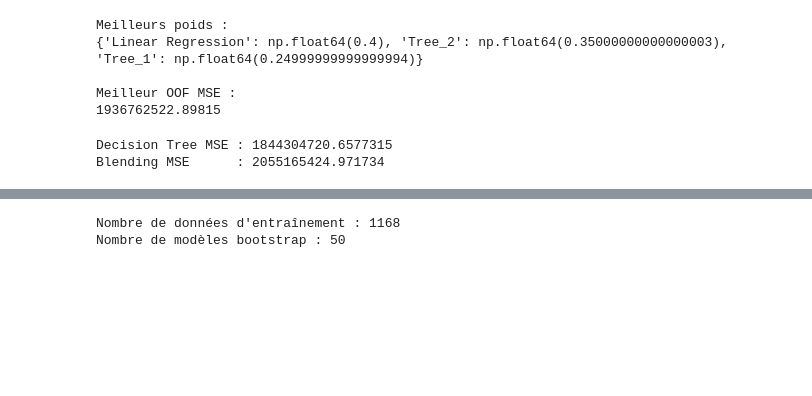
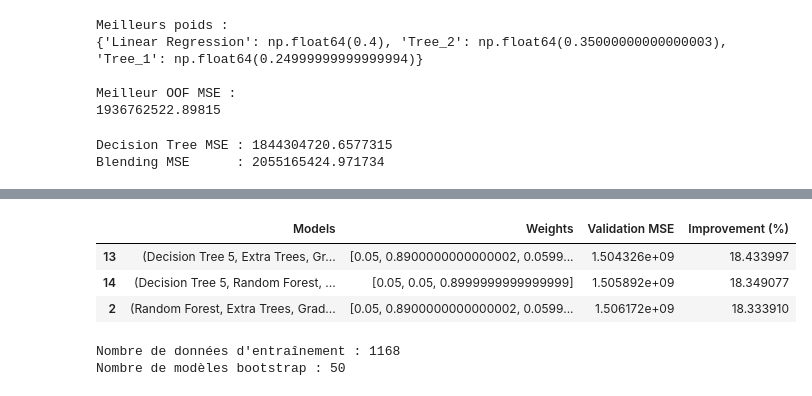
Before and after one commit to Fatou-Kine3/github_task, a Jupyter notebook: Ensemble_learning.ipynb, the cells around one changed output, grey strips where cells are left out. Cells and saved outputs as stored; diff of their text form; code cells hidden in the pictures; blank space fills up the shorter version.

```diff
--- a/Ensemble_learning.ipynb
+++ b/Ensemble_learning.ipynb
@@ -505,0 +714,15 @@ when the models make complementary errors.
+# %%
+best_three_blends = successful_blends.head(3).copy()
+
+best_three_blends["Improvement (%)"] = (
+    (best_tree_mse - best_three_blends["Validation MSE"])
+    / best_tree_mse
+    * 100
+)
+
+best_three_blends
+# %% [output]
+|  | Models | Weights | Validation MSE | Improvement (%) |
+| 13 | (Decision Tree 5, Extra Trees, Gr... | [0.05, 0.8900000000000002, 0.0599... | 1.504326e+09 | 18.433997 |
+| 14 | (Decision Tree 5, Random Forest, ... | [0.05, 0.05, 0.8999999999999999] | 1.505892e+09 | 18.349077 |
+| 2 | (Random Forest, Extra Trees, Grad... | [0.05, 0.8900000000000002, 0.0599... | 1.506172e+09 | 18.333910 |
```
Also changed, not shown: parts of 20 cells of this notebook.
